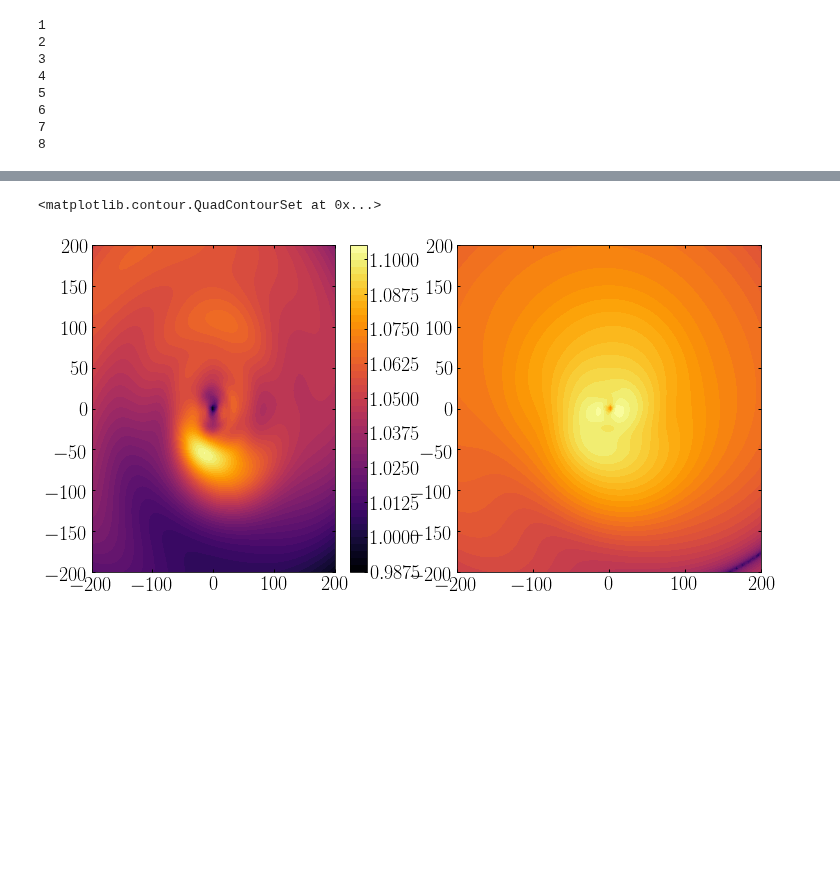
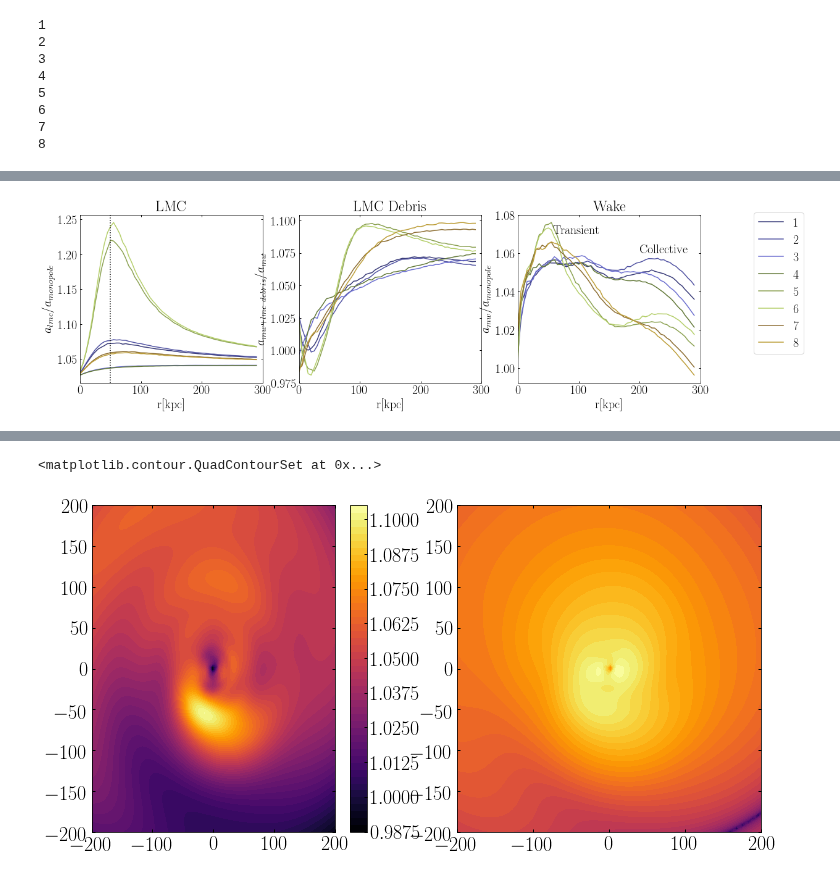
Before and after one commit to jngaravitoc/MW-LMC-SCF, a Jupyter notebook: code/expansions_grid_eval.ipynb, the cells around one changed output, grey strips where cells are left out. Drawn from its saved outputs; the diff is of its cells as text; code cells hidden in the pictures; blank space fills up the shorter version.

```diff
--- a/code/expansions_grid_eval.ipynb
+++ b/code/expansions_grid_eval.ipynb
@@ -350,0 +303,58 @@ T_mw_ref[0,0,0] = T_mw[0,0,0]
+# %%
+colors =  plt.cm.Vega20b( (4./3*np.arange(20*3/4)).astype(int) )
+# %%
+fig = figure(figsize=(18,5))
+
+subplot(1, 3, 1)
+title('LMC')
+plot(r_lmc_1, a_r_lmc_1/a_r_mw_1+1, c=colors[0], label='1')
+plot(r_lmc_2, a_r_lmc_2/a_r_mw_2+1, c=colors[1], label='2')
+plot(r_lmc_3, a_r_lmc_3/a_r_mw_3+1, c=colors[2], label='3')
+plot(r_lmc_4, a_r_lmc_4/a_r_mw_4+1, c=colors[3], label='4')
+plot(r_lmc_5, a_r_lmc_5/a_r_mw_5+1, c=colors[4], label='5')
+plot(r_lmc_6, a_r_lmc_6/a_r_mw_6+1, c=colors[5], label='6')
+plot(r_lmc_7, a_r_lmc_7/a_r_mw_7+1, c=colors[6], label='7')
+plot(r_lmc_8, a_r_lmc_8/a_r_mw_8+1, c=colors[7], label='8')
+
+axvline(50, c='k', ls=':')
+xlim(0, 300)
+xlabel('r[kpc]')
+ylabel('$a_{lmc}/a_{monopole}$')
+legend(bbox_to_anchor=(4, 1.05))
+
+subplot(1, 3, 2)
+title('LMC Debris')
+plot(r_debris_1, a_r_debris1/a_r_wake1, c=colors[0])
+plot(r_debris_2, a_r_debris2/a_r_wake2, c=colors[1])
+plot(r_debris_3, a_r_debris3/a_r_wake3, c=colors[2])
+plot(r_debris_4, a_r_debris4/a_r_wake4, c=colors[3])
+plot(r_debris_5, a_r_debris5/a_r_wake5, c=colors[4])
+plot(r_debris_6, a_r_debris6/a_r_wake6, c=colors[5])
+plot(r_debris_7, a_r_debris7/a_r_wake7, c=colors[6])
+plot(r_debris_8, a_r_debris8/a_r_wake8, c=colors[7])
+xlim(0, 300)
+xlabel('r[kpc]')
+ylabel('$a_{mw+lmc\ debris}/a_{mw}$')
+
+subplot(1, 3, 3)
+title('Wake')
+plot(r_wake_1, a_r_wake1/a_r_mw_1, c=colors[0])
+plot(r_wake_2, a_r_wake2/a_r_mw_2, c=colors[1])
+plot(r_wake_3, a_r_wake3/a_r_mw_3, c=colors[2])
+plot(r_wake_4, a_r_wake4/a_r_mw_4, c=colors[3])
+plot(r_wake_5, a_r_wake5/a_r_mw_5, c=colors[4])
+plot(r_wake_6, a_r_wake6/a_r_mw_6, c=colors[5])
+plot(r_wake_7, a_r_wake7/a_r_mw_7, c=colors[6])
+plot(r_wake_8, a_r_wake8/a_r_mw_8, c=colors[7])
+text(58, 1.07, 'Transient')
+text(200, 1.06, 'Collective')
+
+xlim(0, 300)
+xlabel('r[kpc]')
+ylabel('$a_{mw}/a_{monopole}$')
+
+
+#ylim(0, 1.1)
+savefig('a_wake_lmc_debris_octants.pdf', bbox_inches='tight')
+# %% [output]
+[figure, added]
```
Also changed, not shown: parts of 30 cells of this notebook, 1 other file.
